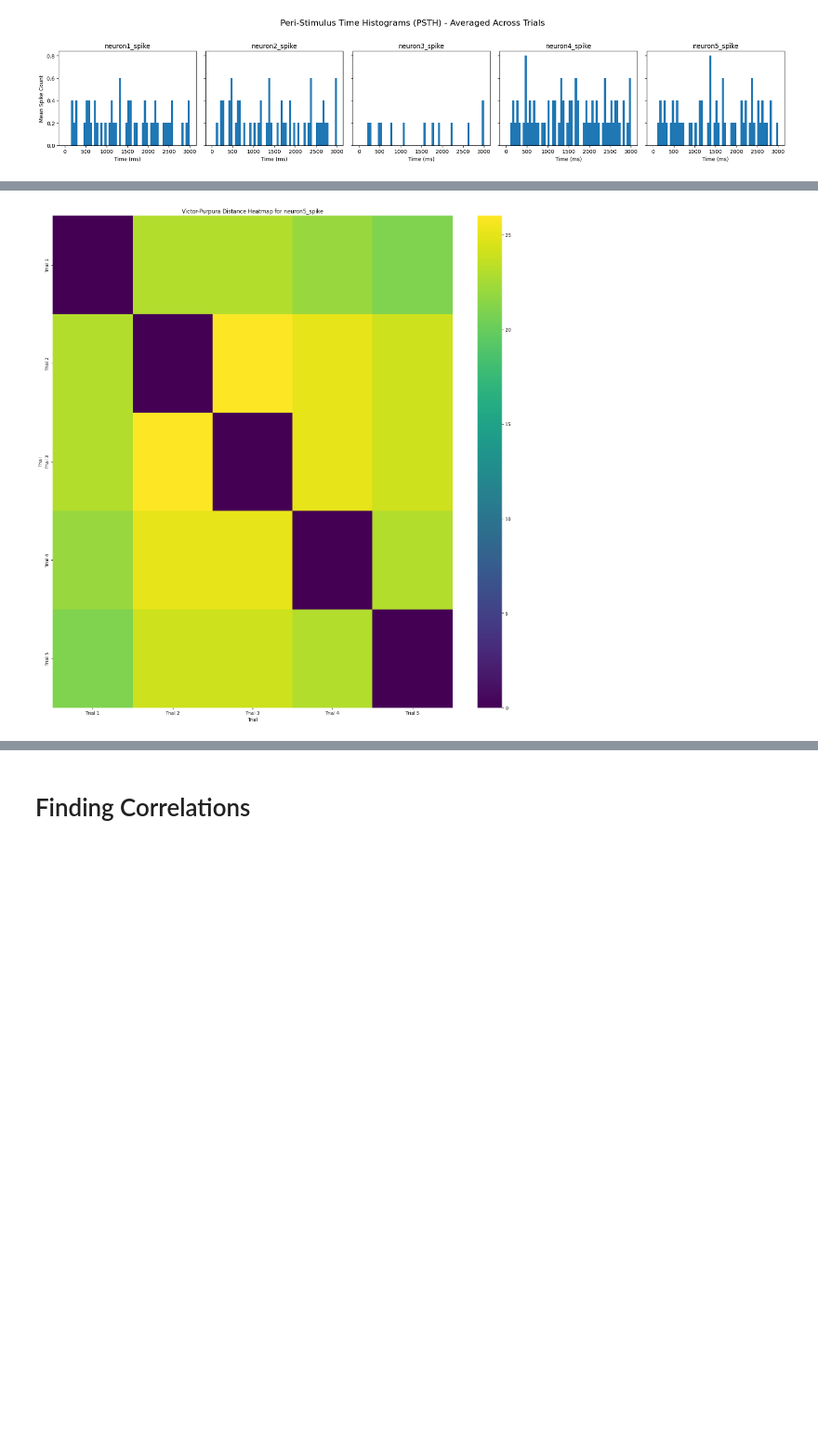
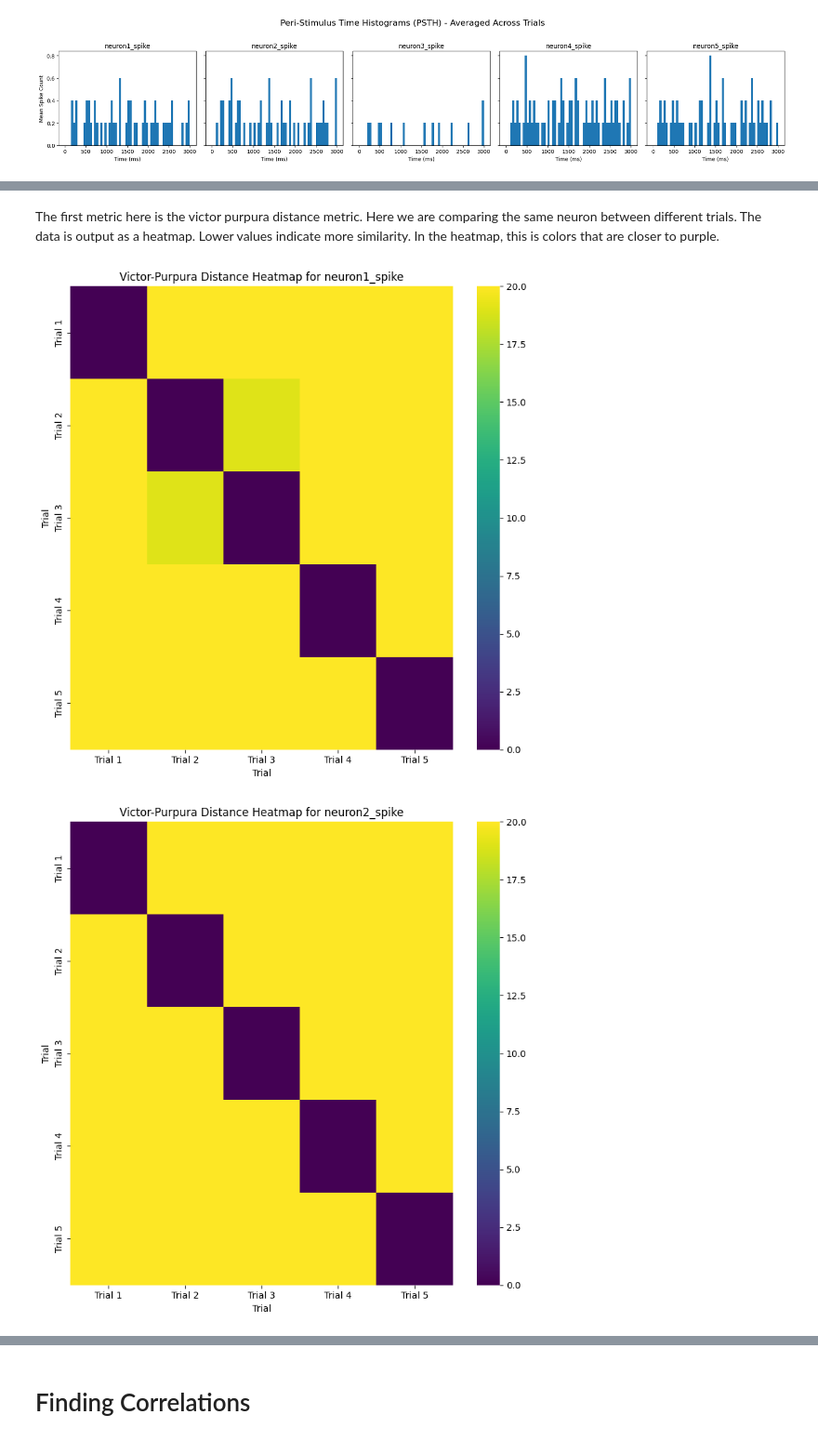
Before and after one commit to Nerfworm/IFneuron-model, a Jupyter notebook: data_playground_3.ipynb, the cells around one changed output, grey strips where cells are left out. Shown at 93% size. Cells and saved outputs as stored; diff of their text form; code cells hidden in the pictures; blank space fills up the shorter version.

Commit message:
adding more metrics to the data_playground_3.ipynb file

```diff
--- a/data_playground_3.ipynb
+++ b/data_playground_3.ipynb
@@ -186,0 +268,20 @@ plt.show()
+# %%
+fano_factors = []
+for trial_idx, trial_df in enumerate(all_trials):
+    trial_fanos = []
+    for n, col in enumerate(spike_columns):
+        counts = binned_spikes[trial_idx, :, n]
+        if np.mean(counts) == 0:
+            fano = np.nan
+        else:
+            fano = np.var(counts) / np.mean(counts)
+        trial_fanos.append(fano)
+    fano_factors.append(trial_fanos)
+    plt.figure(figsize=(8, 5))
+    plt.bar(neuron_labels, trial_fanos, color='tab:green')
+    plt.ylabel('Fano Factor')
+    plt.xlabel('Neuron')
+    plt.title(f'Fano Factor per Neuron - Trial {trial_idx+1}')
+    plt.ylim(0, max(2, np.nanmax(trial_fanos) + 0.2))
+    plt.tight_layout()
+    plt.show()
@@ -187,3 +314,5 @@ plt.show()
+# %% [markdown]
+The first metric here is the victor purpura distance metric.  Here we are comparing the same neuron between different trials.  The data is output as a heatmap.  Lower values indicate more similarity.  In the heatmap, this is colors that are closer to purple.
 # %%
 
 def victor_purpura_distance(trace1, trace2, q=1.0):
@@ -193,53 +322,52 @@ def victor_purpura_distance(trace1, trace2, q=1.0):
     m = len(spike_times2)
     dp = np.zeros((n+1, m+1))
     dp[:,0] = np.arange(n+1)
     dp[0,:] = np.arange(m+1)
     for i in range(1, n+1):
         for j in range(1, m+1):
             cost = q * abs(spike_times1[i-1] - spike_times2[j-1])
             dp[i,j] = min(
                 dp[i-1,j] + 1,
                 dp[i,j-1] + 1,
                 dp[i-1,j-1] + cost
             )
     return dp[n,m]
 
 spike_columns = [col for col in all_trials[0].columns if col.endswith('_spike')]
 
 vp_distances = {}
 for neuron in spike_columns:
     vp_distances[neuron] = []
     for i in range(len(all_trials)):
         for j in range(i+1, len(all_trials)):
             d = victor_purpura_distance(
                 all_trials[i][neuron].values,
                 all_trials[j][neuron].values,
                 q=1.0
             )
             vp_distances[neuron].append({'trial_pair': (i+1, j+1), 'distance': d})
 
-neuron = 'neuron5_spike'
-distances = vp_distances[neuron]
 
-trial_numbers = sorted(set([pair['trial_pair'][0] for pair in distances] + [pair['trial_pair'][1] for pair in distances]))
-n_trials = max(trial_numbers)
-
-vp_matrix = np.zeros((n_trials, n_trials))
-vp_matrix[:] = np.nan
-
-for entry in distances:
-    i, j = entry['trial_pair']
-    vp_matrix[i-1, j-1] = entry['distance']
-    vp_matrix[j-1, i-1] = entry['distance']
-
-np.fill_diagonal(vp_matrix, 0)
-
-plt.figure(figsize=(16, 16))
-sns.heatmap(vp_matrix, annot=False, cmap='viridis', xticklabels=[f'Trial {i+1}' for i in range(n_trials)], yticklabels=[f'Trial {i+1}' for i in range(n_trials)])
-plt.title(f'Victor-Purpura Distance Heatmap for {neuron}')
-plt.xlabel('Trial')
-plt.ylabel('Trial')
-plt.tight_layout()
-plt.show()
+for neuron in spike_columns:
+    distances = vp_distances[neuron]
+    trial_numbers = sorted(set([pair['trial_pair'][0] for pair in distances] + [pair['trial_pair'][1] for pair in distances]))
+    n_trials = max(trial_numbers)
+    vp_matrix = np.zeros((n_trials, n_trials))
+    vp_matrix[:] = np.nan
+    for entry in distances:
+        i, j = entry['trial_pair']
+        vp_matrix[i-1, j-1] = entry['distance']
+        vp_matrix[j-1, i-1] = entry['distance']
+    np.fill_diagonal(vp_matrix, 0)
+    plt.figure(figsize=(8, 8))
+    sns.heatmap(vp_matrix, annot=False, cmap='viridis',
+                xticklabels=[f'Trial {i+1}' for i in range(n_trials)],
+                yticklabels=[f'Trial {i+1}' for i in range(n_trials)])
+    plt.title(f'Victor-Purpura Distance Heatmap for {neuron}')
+    plt.xlabel('Trial')
+    plt.ylabel('Trial')
+    plt.tight_layout()
+    plt.show()
 # %% [output]
-[figure, old version]
+[figure, new version]
+[figure, added]
```
Also changed, not shown: parts of 24 cells of this notebook.
